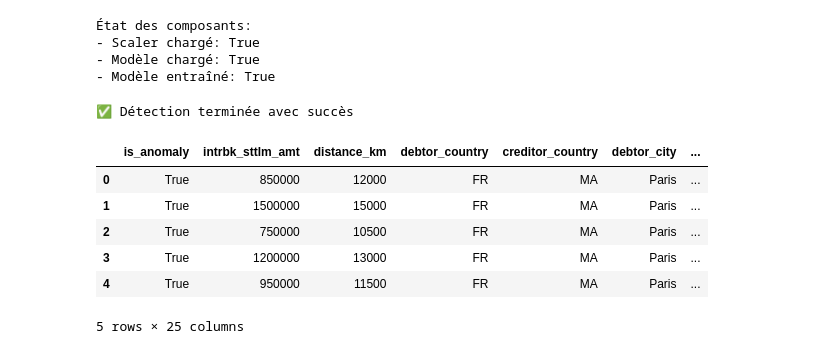
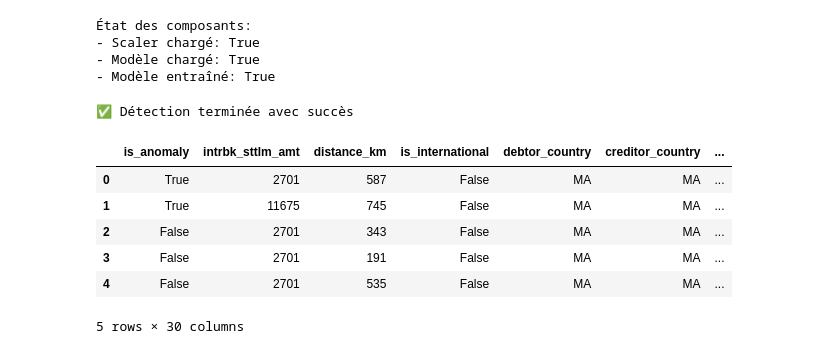
Before and after one commit to Kenza-21/ai_detection_app_1.0, a Jupyter notebook: Model_training.ipynb, the cells around one changed output. Saved outputs shown, nothing was run; the diff lists cells and outputs as text; code cells hidden in the pictures.

```diff
--- a/Model_training.ipynb
+++ b/Model_training.ipynb
@@ -152,5 +66,8 @@ Exemple de transactions normales :
 # %%
-from app.ml_model import FraudModel  # Import de votre classe
+from app.ml_model import FraudModel
+from sklearn.preprocessing import StandardScaler
+import joblib
+import os
 
 fraud_model = FraudModel()
 
@@ -158,15 +75,19 @@ fraud_model = FraudModel()
 if fraud_model.scaler is None:
     print("Création d'un nouveau scaler...")
     fraud_model.scaler = StandardScaler()
-    features = train_df[fraud_model.expected_features]
+    # Utiliser data_train au lieu de train_df
+    features = data_train[fraud_model.expected_features]
     fraud_model.scaler.fit(features)
     joblib.dump(fraud_model.scaler, SCALER_PATH)
     print(f"Scaler enregistré à {SCALER_PATH}")
 
 # Entraînement du modèle
+
 if fraud_model.model is None or not hasattr(fraud_model.model, 'estimators_'):
     print("Entraînement du modèle...")
-    features = train_df[fraud_model.expected_features]
+    features = data_train[fraud_model.expected_features]
+
+    # ✅ ne pas convertir en numpy, garder DataFrame
     scaled_features = fraud_model.scaler.transform(features) if fraud_model.scaler else features
 
     fraud_model.model = IsolationForest(contamination=0.01, random_state=42)
@@ -174,6 +95,7 @@ if fraud_model.model is None or not hasattr(fraud_model.model, 'estimators_'):
     joblib.dump(fraud_model.model, MODEL_PATH)
     print(f"Modèle enregistré à {MODEL_PATH}")
 
+
 # Vérification finale
 print("\nÉtat des composants:")
 print(f"- Scaler chargé: {fraud_model.scaler is not None}")
@@ -189,43 +111,43 @@ if fraud_model.model is not None:
 def prepare_for_detection(df, model):
     """Prépare les données pour la détection d'anomalies"""
     df = model.standardize_amount_column(df)
 
     # Vérification des features
     missing = [f for f in model.expected_features if f not in df.columns]
     if missing:
         available = [c for c in df.columns if c in model.expected_features]
         raise ValueError(
             f"Features manquantes: {missing}\n"
             f"Features disponibles: {available}\n"
             f"Features attendues: {model.expected_features}"
         )
     return df
 
 try:
-    # Préparation des données
-    train_df = prepare_for_detection(train_df, fraud_model)
+    # Préparation des données - utiliser data_train
+    prepared_data = prepare_for_detection(data_train.copy(), fraud_model)
 
     # Détection des anomalies
-    results = fraud_model.detect_anomalies(train_df)
+    results = fraud_model.detect_anomalies(prepared_data)
     print("\n✅ Détection terminée avec succès")
     display(results.head())
 
 except Exception as e:
     print("\n❌ Erreur:", str(e))
     print("Détails de débogage:")
     print(f"- Scaler disponible: {fraud_model.scaler is not None}")
     print(f"- Modèle disponible: {fraud_model.model is not None}")
     if fraud_model.model:
         print(f"- Modèle entraîné: {hasattr(fraud_model.model, 'estimators_')}")
 # %% [output]
 ✅ Détection terminée avec succès
-|  | is_anomaly | intrbk_sttlm_amt | distance_km | debtor_country | creditor_country | debtor_city | ... |
-| 0 | True | 850000 | 12000 | FR | MA | Paris | ... |
-| 1 | True | 1500000 | 15000 | FR | MA | Paris | ... |
-| 2 | True | 750000 | 10500 | FR | MA | Paris | ... |
-| 3 | True | 1200000 | 13000 | FR | MA | Paris | ... |
-| 4 | True | 950000 | 11500 | FR | MA | Paris | ... |
+|  | is_anomaly | intrbk_sttlm_amt | distance_km | is_international | debtor_country | creditor_country | ... |
+| 0 | True | 2701 | 587 | False | MA | MA | ... |
+| 1 | True | 11675 | 745 | False | MA | MA | ... |
+| 2 | False | 2701 | 343 | False | MA | MA | ... |
+| 3 | False | 2701 | 191 | False | MA | MA | ... |
+| 4 | False | 2701 | 535 | False | MA | MA | ... |
-5 rows × 25 columns
+5 rows × 30 columns
 # %%
 anomalies = results[results['is_anomaly'] == 1]
 print(f"\nNombre d'anomalies détectées : {len(anomalies)}")
```
Also changed, not shown: parts of 3 cells of this notebook, 10 other files.
